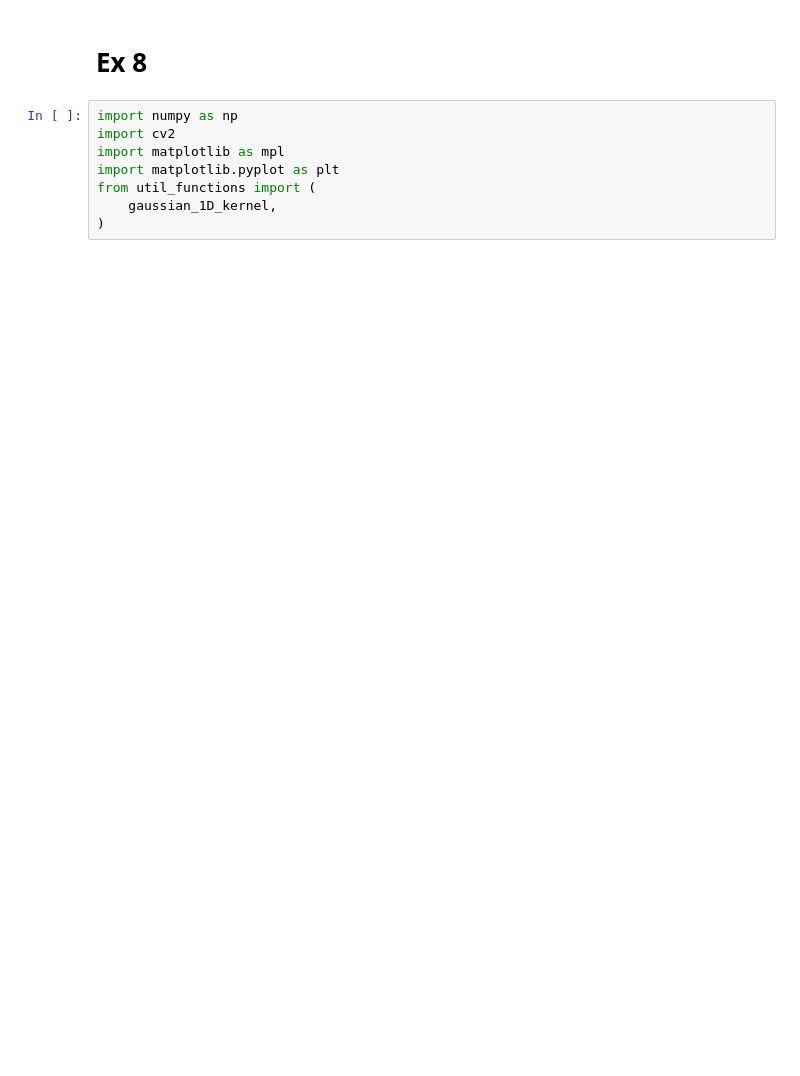
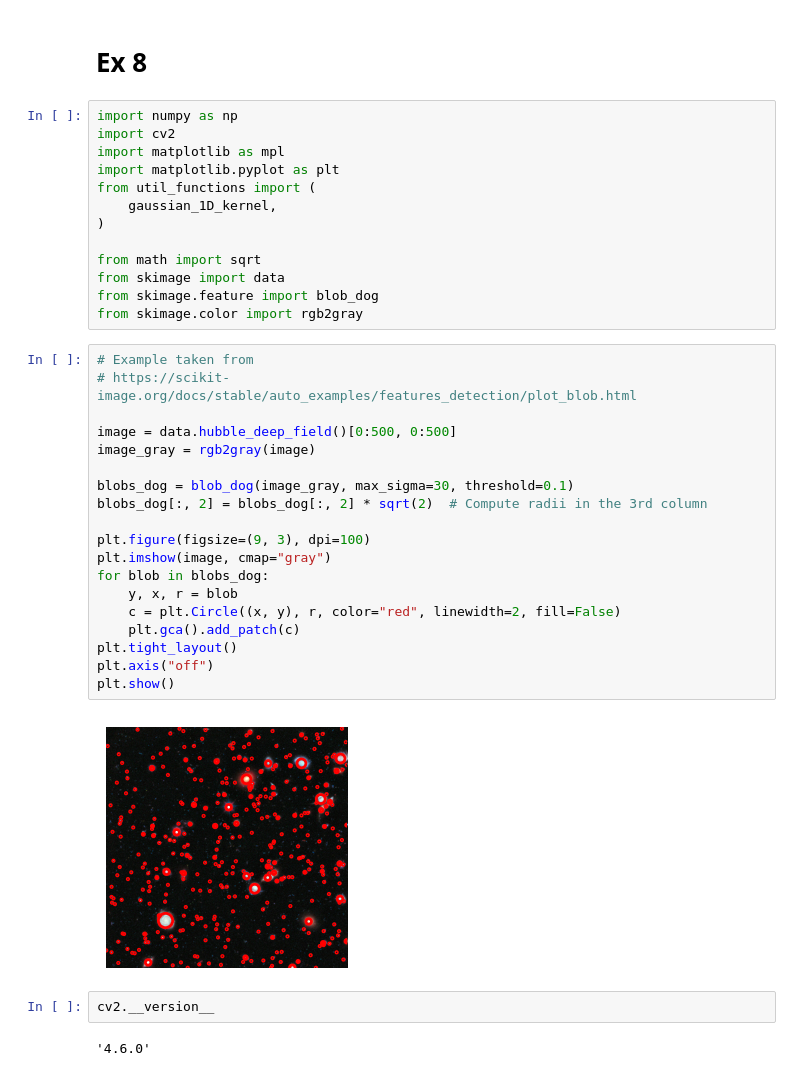
Before and after one commit to yufanana/ComputerVision02504, a Jupyter notebook: exercises/ex8.ipynb, the cells around one changed output. Saved outputs shown, nothing was run; the diff lists cells and outputs as text; blank space fills up the shorter version.

```diff
--- a/exercises/ex8.ipynb
+++ b/exercises/ex8.ipynb
@@ -8,6 +8,36 @@ import matplotlib.pyplot as plt
 from util_functions import (
     gaussian_1D_kernel,
 )
+
+from math import sqrt
+from skimage import data
+from skimage.feature import blob_dog
+from skimage.color import rgb2gray
+# %%
+# Example taken from
+# https://scikit-image.org/docs/stable/auto_examples/features_detection/plot_blob.html
+
+image = data.hubble_deep_field()[0:500, 0:500]
+image_gray = rgb2gray(image)
+
+blobs_dog = blob_dog(image_gray, max_sigma=30, threshold=0.1)
+blobs_dog[:, 2] = blobs_dog[:, 2] * sqrt(2)  # Compute radii in the 3rd column
+
+plt.figure(figsize=(9, 3), dpi=100)
+plt.imshow(image, cmap="gray")
+for blob in blobs_dog:
+    y, x, r = blob
+    c = plt.Circle((x, y), r, color="red", linewidth=2, fill=False)
+    plt.gca().add_patch(c)
+plt.tight_layout()
+plt.axis("off")
+plt.show()
+# %% [output]
+[figure, added]
+# %%
+cv2.__version__
+# %% [output]
+'4.6.0'
 # %%
 im = cv2.imread("media/sunflowers.jpg").astype(float).mean(2) / 255
 
```
Also changed, not shown: parts of 13 cells of this notebook, 3 other files.
